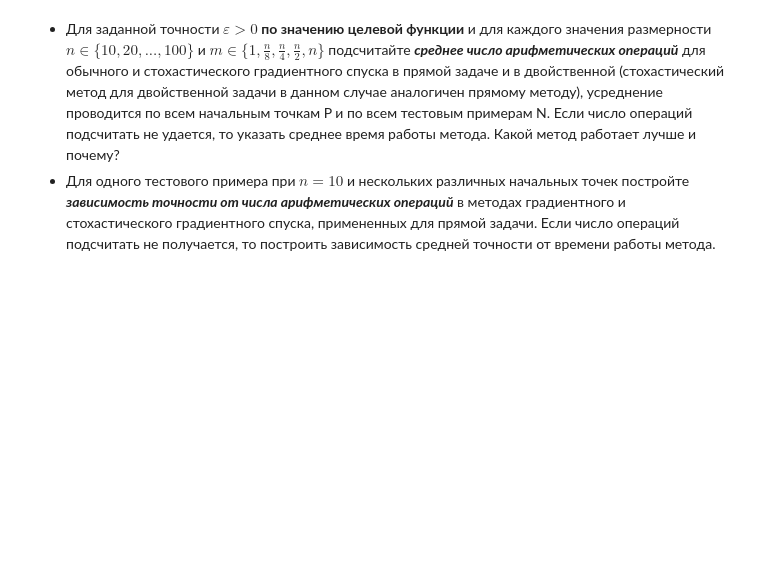
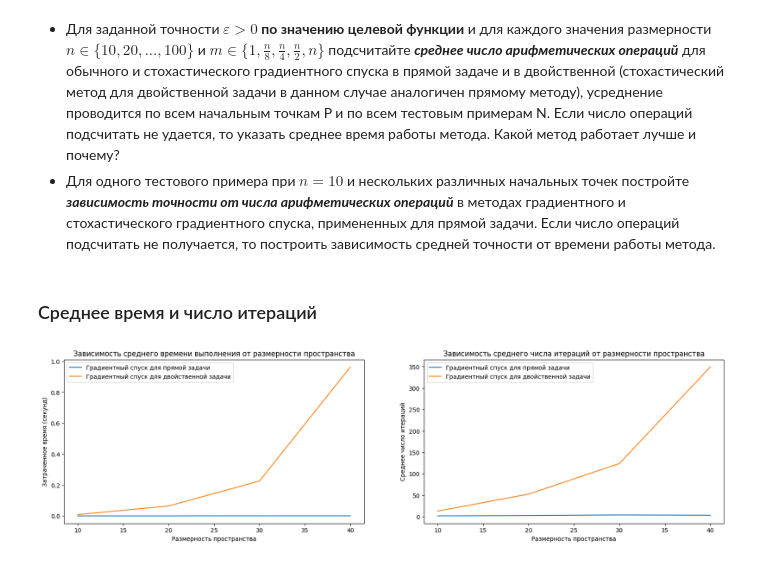
Before and after one commit to DenisKabanov/modern_methods_of_decision_making, a Jupyter notebook: 2) Stochastic gradient descent/task.ipynb, the cells around one changed output. Drawn from its saved outputs; the diff is of its cells as text; code cells hidden in the pictures; blank space fills up the shorter version.

```diff
--- a/2) Stochastic gradient descent/task.ipynb
+++ b/2) Stochastic gradient descent/task.ipynb
@@ -525,3 +525,52 @@ for dim in tqdm(n): # идём по возможному числу переме
 # %% [markdown]
 * Для заданной точности $ε > 0$ **по значению целевой функции** и для каждого значения размерности $n ∈ \{10, 20, ..., 100\}$ и $m ∈ \{1, \frac{n}{8} , \frac{n}{4} , \frac{n}{2} , n\}$ подсчитайте ***среднее число арифметических операций*** для обычного и стохастического градиентного спуска в прямой задаче и в двойственной (стохастический метод для двойственной задачи в данном случае аналогичен прямому методу), усреднение проводится по всем начальным точкам P и по всем тестовым примерам N. Если число операций подсчитать не удается, то указать среднее время работы метода. Какой метод работает лучше и почему?
 * Для одного тестового примера при $n = 10$ и нескольких различных начальных точек постройте ***зависимость точности от числа арифметических операций*** в методах градиентного и стохастического градиентного спуска, примененных для прямой задачи. Если число операций подсчитать не получается, то построить зависимость средней точности от времени работы метода.
+# %% [markdown]
+### Среднее время и число итераций
+# %%
+# данные для градиентного спуска
+average_time_grad_prime = [] # список под значения среднего времени для градиентного спуска прямой задачи
+average_time_grad_dual = [] # список под значения среднего времени для градиентного спуска двойственной задачи
+average_iterations_grad_prime = [] # список под значения среднего числа итераций для градиентного спуска прямой задачи
+average_iterations_grad_dual = [] # список под значения среднего числа итераций для градиентного спуска двойственной задачи
+for dim in n: # идём по возможному числу переменных (размерности пространства)
+    average_time_grad_prime.append(data[dim]["Average time grad prime"])
+    average_time_grad_dual.append(data[dim]["Average time grad dual"])
+    average_iterations_grad_prime.append(data[dim]["Average iterations grad prime"])
+    average_iterations_grad_dual.append(data[dim]["Average iterations grad dual"])
+
+# данные для стохастического градиентного спуска
+average_time_stoh_grad_prime = {} # словарь под значения среднего времени для стохастического градиентного спуска прямой задачи
+average_time_stoh_grad_dual = {} # словарь под значения среднего времени для стохастического градиентного спуска двойственной задачи
+average_iterations_stoh_grad_prime = {} # словарь под значения среднего числа итераций для стохастического градиентного спуска прямой задачи
+average_iterations_stoh_grad_dual = {} # словарь под значения среднего числа итераций для стохастического градиентного спуска двойственной задачи
+for dim in n: # идём по возможному числу переменных (размерности пространства)
+    average_time_stoh_grad_prime[dim] = [] # список под среднее время для стохастического градиента прямой задачи при определённом m
+    average_time_stoh_grad_dual[dim] = [] # список под среднее время для стохастического градиента двойственной задачи при определённом m
+    average_iterations_stoh_grad_prime[dim] = [] # список под среднее число итераций для стохастического градиента прямой задачи при определённом m
+    average_iterations_stoh_grad_dual[dim] = [] # список под среднее число итераций для стохастического градиента двойственной задачи при определённом m
+    for m in sorted(set([1, int(dim/8), int(dim/4), int(dim/2), dim])): # идём по отсортированным значениям m от меньшего к большему
+        average_time_stoh_grad_prime[dim].append(data[dim][f"Average time stochastic grad prime with m={m}"])
+        average_time_stoh_grad_dual[dim].append(data[dim][f"Average time stochastic grad dual with m={m}"])
+        average_iterations_stoh_grad_prime[dim].append(data[dim][f"Average iterations stochastic grad prime with m={m}"])
+        average_iterations_stoh_grad_dual[dim].append(data[dim][f"Average iterations stochastic grad dual with m={m}"])
+# %%
+fig, axes = plt.subplots(ncols=2, figsize=(20,5)) # создаём фигуру с несколькими подграфиками (ncols и/или nrows) размера figsize
+
+axes[0].plot(n, average_time_grad_prime, label=f"Градиентный спуск для прямой задачи") # построение графика на оси ax
+axes[0].plot(n, average_time_grad_dual, label=f"Градиентный спуск для двойственной задачи") # построение графика на оси ax
+axes[0].set_title("Зависимость среднего времени выполнения от размерности пространства") # название фигуры
+axes[0].set_xlabel("Размерность пространства") # подпись по оси OX
+axes[0].set_ylabel("Затраченное время (секунд)") # подпись по оси OY
+axes[0].legend() # отображение подписей графиков
+
+axes[1].plot(n, average_iterations_grad_prime, label=f"Градиентный спуск для прямой задачи") # построение графика на оси ax
+axes[1].plot(n, average_iterations_grad_dual, label=f"Градиентный спуск для двойственной задачи") # построение графика на оси ax
+axes[1].set_title("Зависимость среднего числа итераций от размерности пространства") # название фигуры
+axes[1].set_xlabel("Размерность пространства") # подпись по оси OX
+axes[1].set_ylabel("Среднее число итераций") # подпись по оси OY
+axes[1].legend() # отображение подписей графиков
+
+plt.show() # показ фигуры
+# %% [output]
+[figure, added]
```
Also changed, not shown: parts of 26 cells of this notebook.
